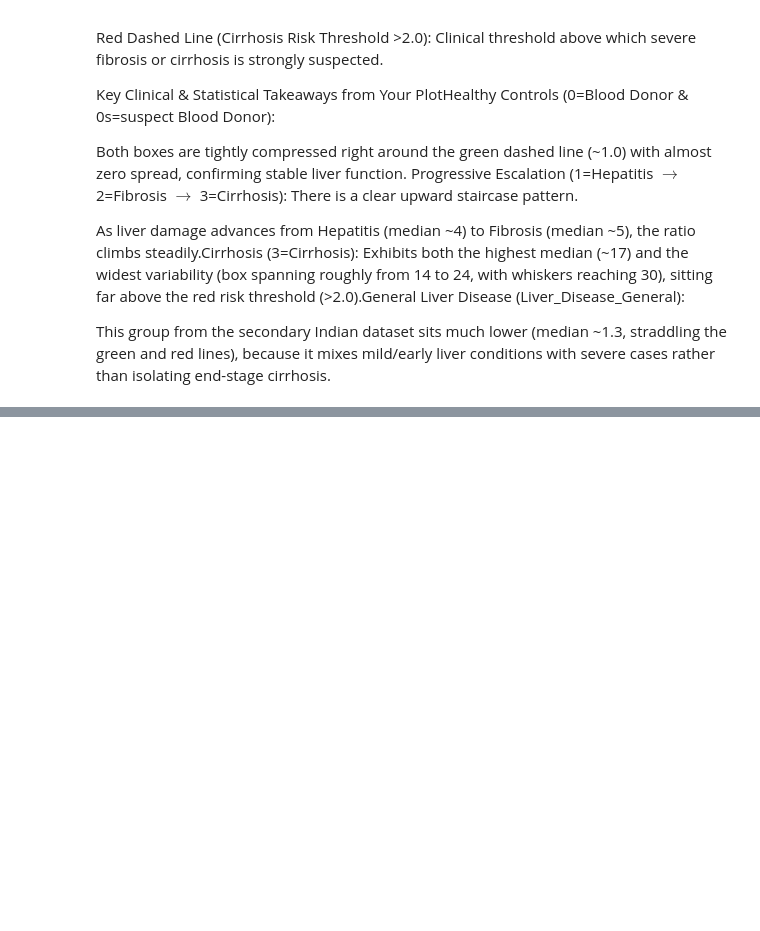
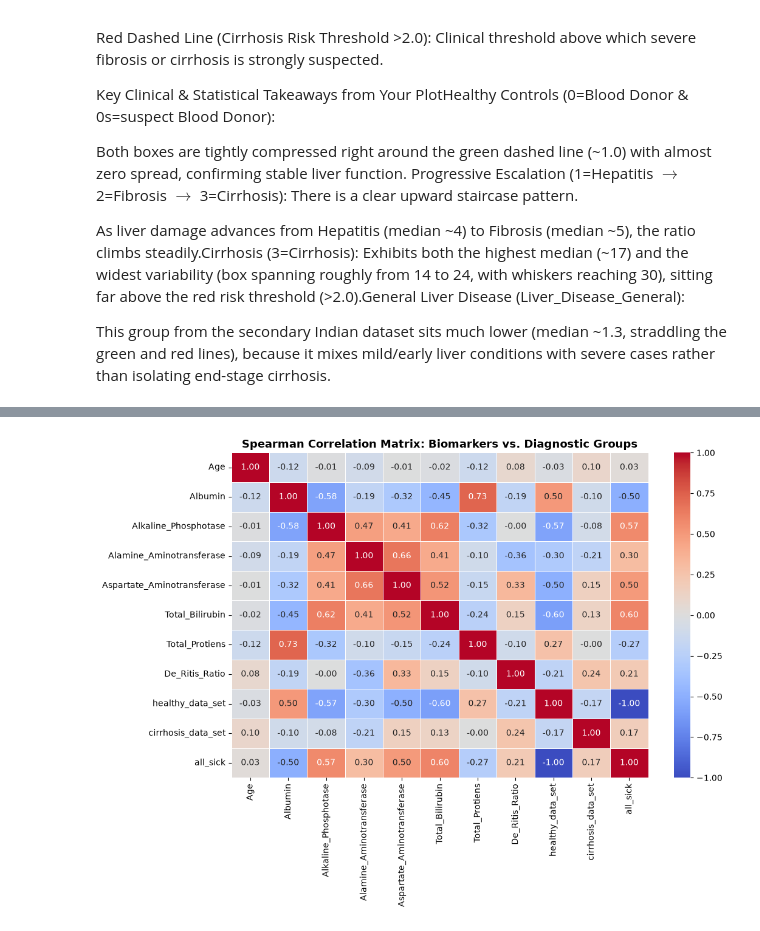
Before and after one commit to dilyaaana-lab/Cirrhosis---Module-3---Project-SoftUni, a Jupyter notebook: Module3 - Cirrhosis - SoftUniProject.ipynb, the cells around one changed output, grey strips where cells are left out. Drawn from its saved outputs; the diff is of its cells as text; code cells hidden in the pictures; blank space fills up the shorter version.

```diff
--- a/Module3 - Cirrhosis - SoftUniProject.ipynb
+++ b/Module3 - Cirrhosis - SoftUniProject.ipynb
@@ -467,0 +484,73 @@ The boxplot above illustrates the distribution and spread of the **De Ritis Rati
+# %%
+healthy = cirrhosis_cleaned[cirrhosis_cleaned['Dataset'] == '0=Blood Donor']
+cirrhosis_group = cirrhosis_cleaned[cirrhosis_cleaned['Dataset'] == '3=Cirrhosis']
+
+test_markers = [
+    'De_Ritis_Ratio',
+    'Albumin',
+    'Total_Bilirubin',
+    'Aspartate_Aminotransferase',
+    'Alamine_Aminotransferase',
+    'Alkaline_Phosphotase',
+    'Total_Protiens'
+]
+
+hypothesis_results = []
+
+for col in test_markers:
+    h_vals = healthy[col].dropna()
+    c_vals = cirrhosis_group[col].dropna()
+
+    u_stat, p_val_mw = stats.mannwhitneyu(h_vals, c_vals, alternative='two-sided')
+
+    t_stat, p_val_t = stats.ttest_ind(h_vals, c_vals, equal_var=False)
+
+    direction = 'Elevated ↑' if c_vals.median() > h_vals.median() else 'Decreased ↓'
+    decision = 'Reject H0 (Significant)' if p_val_mw < 0.05 else 'Fail to Reject H0'
+
+    hypothesis_results.append({
+        'Biomarker': col,
+        'Healthy_Median': round(h_vals.median(), 2),
+        'Cirrhosis_Median': round(c_vals.median(), 2),
+        'Change_in_Cirrhosis': direction,
+        'MannWhitney_P_Value': f"{p_val_mw:.2e}",
+        'Welch_T_P_Value': f"{p_val_t:.2e}",
+        'Statistical_Decision': decision
+    })
+
+results_df = pd.DataFrame(hypothesis_results)
+display(results_df)
+import matplotlib.pyplot as plt
+
+corr_cols = [
+    'Age', 'Albumin', 'Alkaline_Phosphotase', 'Alamine_Aminotransferase',
+    'Aspartate_Aminotransferase', 'Total_Bilirubin', 'Total_Protiens',
+    'De_Ritis_Ratio', 'healthy_data_set', 'cirrhosis_data_set', 'all_sick'
+]
+
+plt.figure(figsize=(11, 8))
+corr_matrix = cirrhosis_cleaned[corr_cols].corr(method='spearman')
+sns.heatmap(corr_matrix, annot=True, fmt='.2f', cmap='coolwarm', center=0, linewidths=0.5)
+plt.title('Spearman Correlation Matrix: Biomarkers vs. Diagnostic Groups', fontsize=13, fontweight='bold')
+plt.tight_layout()
+plt.show()
+
+risk_summary = pd.DataFrame({
+    'Group': ['Healthy (0=Blood Donor)', 'Confirmed Cirrhosis (3=Cirrhosis)'],
+    'Total_Patients': [len(healthy), len(cirrhosis_group)],
+    'High_De_Ritis (> 2.0) %': [
+        round((healthy['De_Ritis_Ratio'] > 2.0).mean() * 100, 1),
+        round((cirrhosis_group['De_Ritis_Ratio'] > 2.0).mean() * 100, 1)
+    ],
+    'Low_Albumin (< 35 g/L) %': [
+        round((healthy['Albumin'] < 35.0).mean() * 100, 1),
+        round((cirrhosis_group['Albumin'] < 35.0).mean() * 100, 1)
+    ],
+    'Elevated_Bilirubin (> 21 µmol/L) %': [
+        round((healthy['Total_Bilirubin'] > 21.0).mean() * 100, 1),
+        round((cirrhosis_group['Total_Bilirubin'] > 21.0).mean() * 100, 1)
+    ]
+})
+
+display(risk_summary)
+# %% [output]
@@ -467,0 +565 @@ The boxplot above illustrates the distribution and spread of the **De Ritis Rati
+[figure, added]
```
Also changed, not shown: parts of 9 cells of this notebook.
